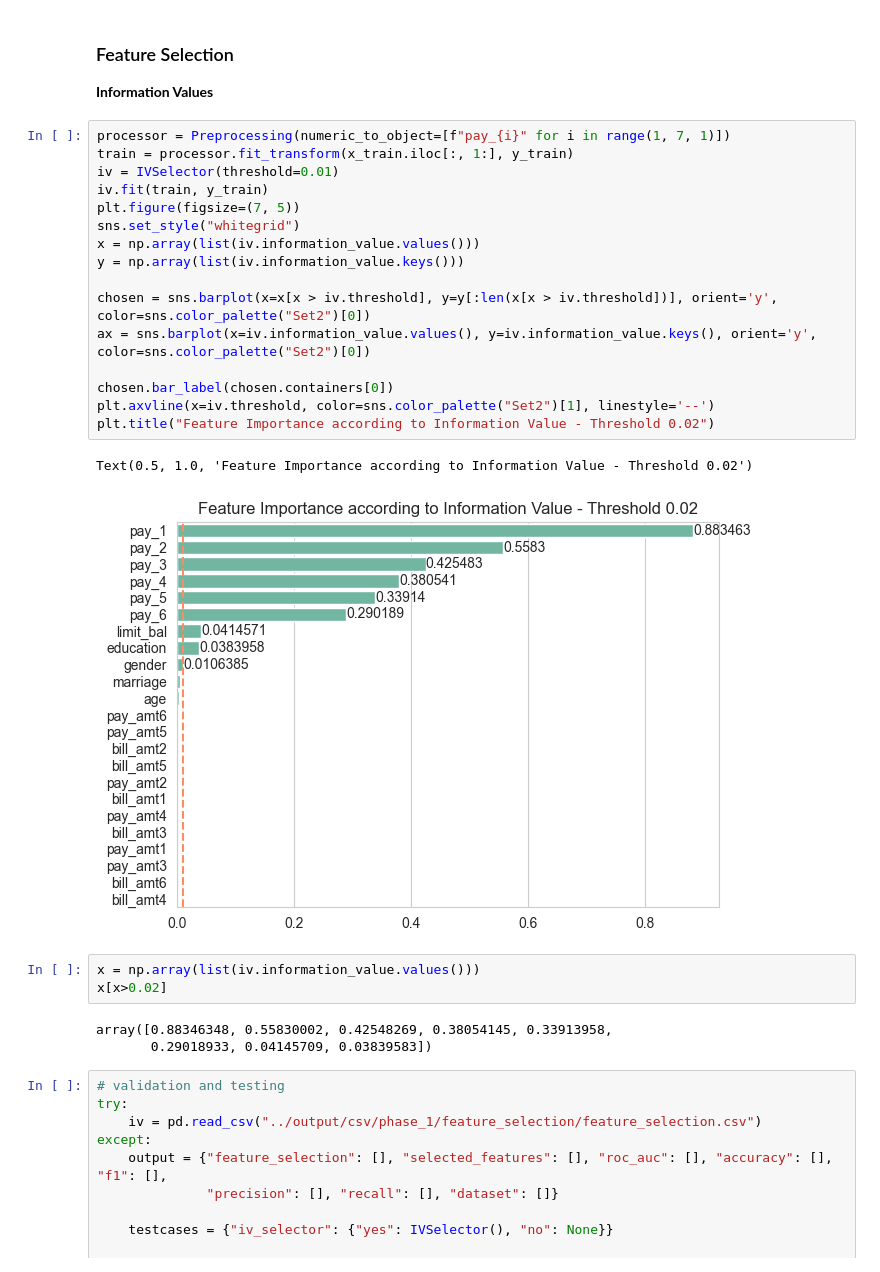
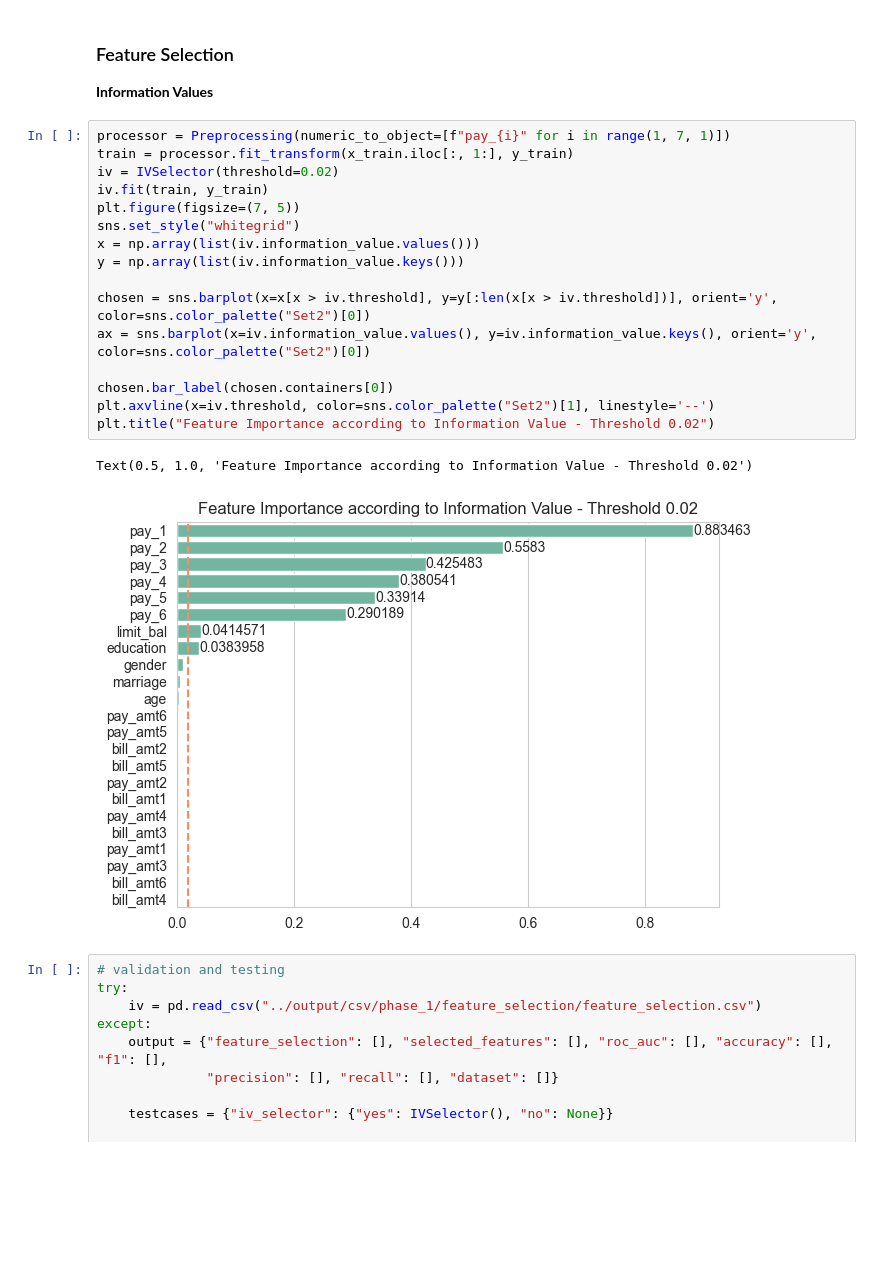
Before and after one commit to niimo753/credit-card-default-prediction-taiwan, a Jupyter notebook: notebooks/main.ipynb, the cells around one changed output. Cells and saved outputs as stored; diff of their text form; blank space fills up the shorter version.

```diff
--- a/notebooks/main.ipynb
+++ b/notebooks/main.ipynb
@@ -773,28 +773,22 @@ __Information Values__
 # %%
 processor = Preprocessing(numeric_to_object=[f"pay_{i}" for i in range(1, 7, 1)])
 train = processor.fit_transform(x_train.iloc[:, 1:], y_train)
-iv = IVSelector(threshold=0.01)
+iv = IVSelector(threshold=0.02)
 iv.fit(train, y_train)
 plt.figure(figsize=(7, 5))
 sns.set_style("whitegrid")
 x = np.array(list(iv.information_value.values()))
 y = np.array(list(iv.information_value.keys()))
 
 chosen = sns.barplot(x=x[x > iv.threshold], y=y[:len(x[x > iv.threshold])], orient='y', color=sns.color_palette("Set2")[0])
 ax = sns.barplot(x=iv.information_value.values(), y=iv.information_value.keys(), orient='y', color=sns.color_palette("Set2")[0])
 
 chosen.bar_label(chosen.containers[0])
 plt.axvline(x=iv.threshold, color=sns.color_palette("Set2")[1], linestyle='--')
 plt.title("Feature Importance according to Information Value - Threshold 0.02")
 # %% [output]
 Text(0.5, 1.0, 'Feature Importance according to Information Value - Threshold 0.02')
-[figure, old version]
+[figure, new version]
-# %%
-x = np.array(list(iv.information_value.values()))
-x[x>0.02]
-# %% [output]
-array([0.88346348, 0.55830002, 0.42548269, 0.38054145, 0.33913958,
-       0.29018933, 0.04145709, 0.03839583])
 # %%
 # validation and testing
 try:
```
Also changed, not shown: parts of 22 cells of this notebook.
